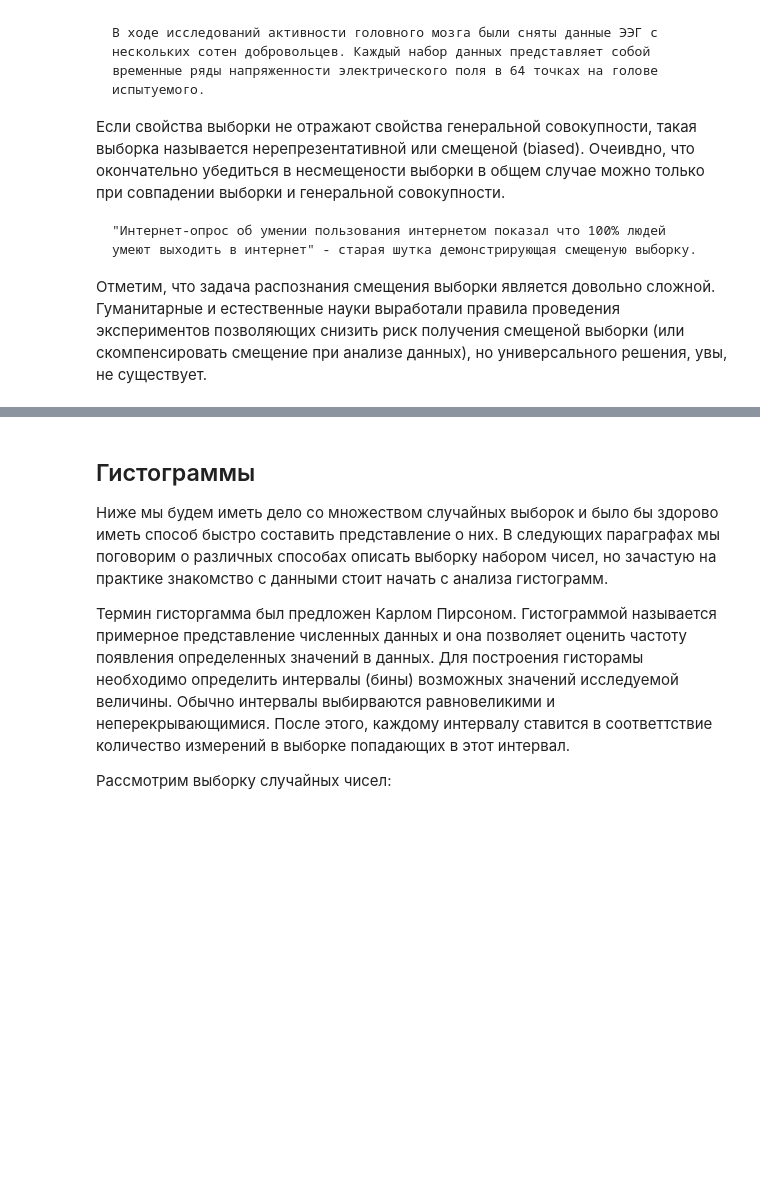
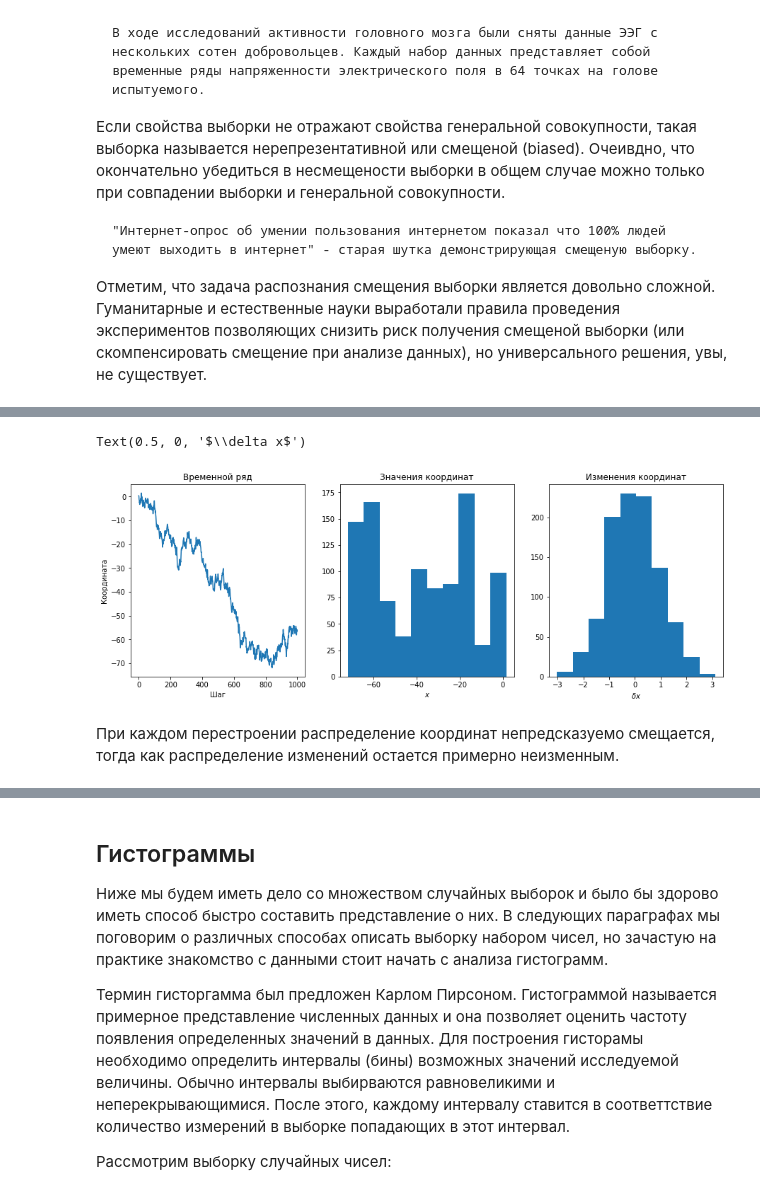
Before and after one commit to mozgit/From-Stats-to-ML, a Jupyter notebook: Лекция_2_Статистика.ipynb, the cells around one changed output, grey strips where cells are left out. Cells and saved outputs as stored; diff of their text form; code cells hidden in the pictures; blank space fills up the shorter version.

```diff
--- a/Лекция_2_Статистика.ipynb
+++ b/Лекция_2_Статистика.ipynb
@@ -27,0 +44,25 @@ matplotlib.rc('font', **font)
+# %%
+import numpy as np
+import matplotlib.pyplot as plt
+from scipy.stats import norm
+
+n_steps = 1000
+deltas = norm.rvs(size = n_steps)
+vals = np.cumsum(deltas)
+
+f, ax = plt.subplots(1, 3, figsize=(15, 5))
+ax[0].plot(vals)
+ax[0].set_title("Временной ряд")
+ax[0].set_xlabel("Шаг")
+ax[0].set_ylabel("Координата")
+ax[1].hist(vals)
+ax[1].set_title("Значения координат")
+ax[1].set_xlabel("$x$")
+ax[2].hist(deltas)
+ax[2].set_title("Изменения координат")
+ax[2].set_xlabel("$\delta x$")
+# %% [output]
+Text(0.5, 0, '$\\delta x$')
+[figure, added]
+# %% [markdown]
+При каждом перестроении распределение координат непредсказуемо смещается, тогда как распределение изменений остается примерно неизменным.
```
Also changed, not shown: parts of 8 cells of this notebook.
